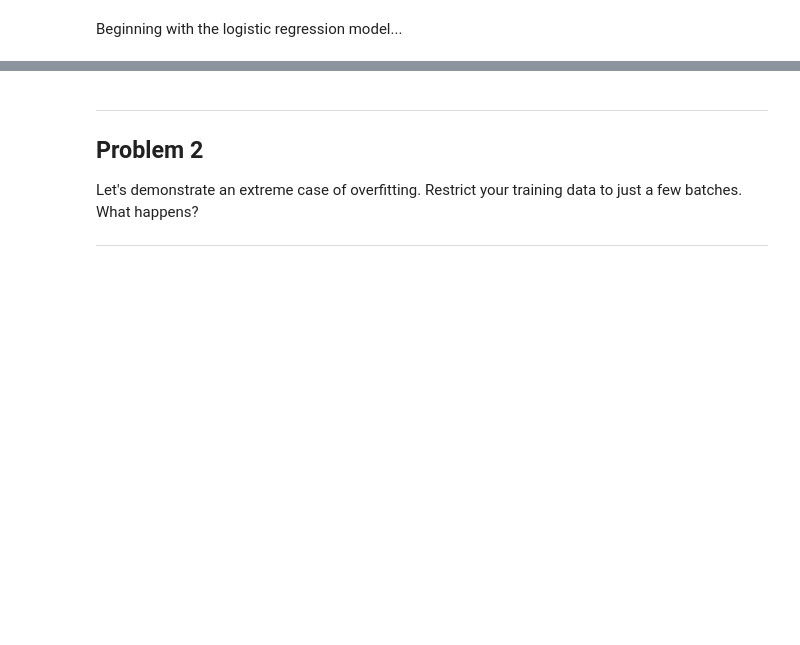
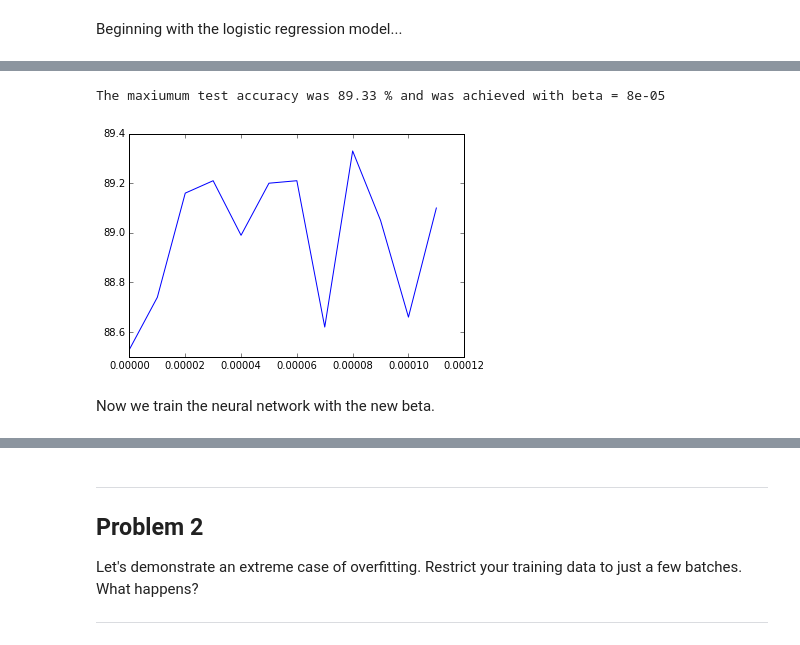
Before and after one commit to adityasalapaka/deep_learning_udacity, a Jupyter notebook: 3_regularization.ipynb, the cells around one changed output, grey strips where cells are left out. Saved outputs shown, nothing was run; the diff lists cells and outputs as text; code cells hidden in the pictures; blank space fills up the shorter version.

```diff
--- a/3_regularization.ipynb
+++ b/3_regularization.ipynb
@@ -253,2 +321,11 @@ Test accuracy: 87.7%
+# %%
+plt.plot(reg_par,test_prediction_accuracy)
+beta = reg_par[test_prediction_accuracy.index(max(test_prediction_accuracy))]
+print("The maxiumum test accuracy was", max(test_prediction_accuracy), "% and was achieved with beta =", beta)
+# %% [output]
+The maxiumum test accuracy was 89.33 % and was achieved with beta = 8e-05
+[figure, added]
+# %% [markdown]
+Now we train the neural network with the new beta.
 # %%
 batch_size = 128
```
Also changed, not shown: parts of 15 cells of this notebook.
